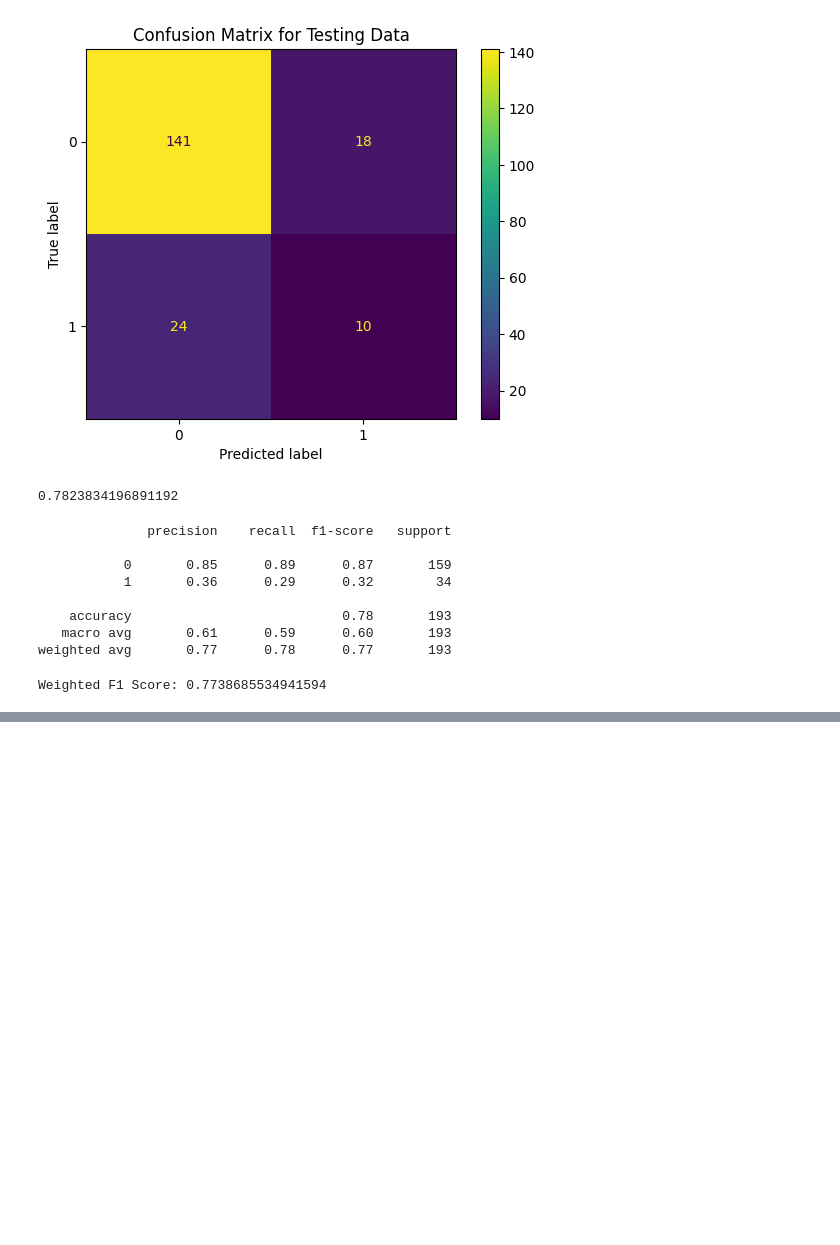
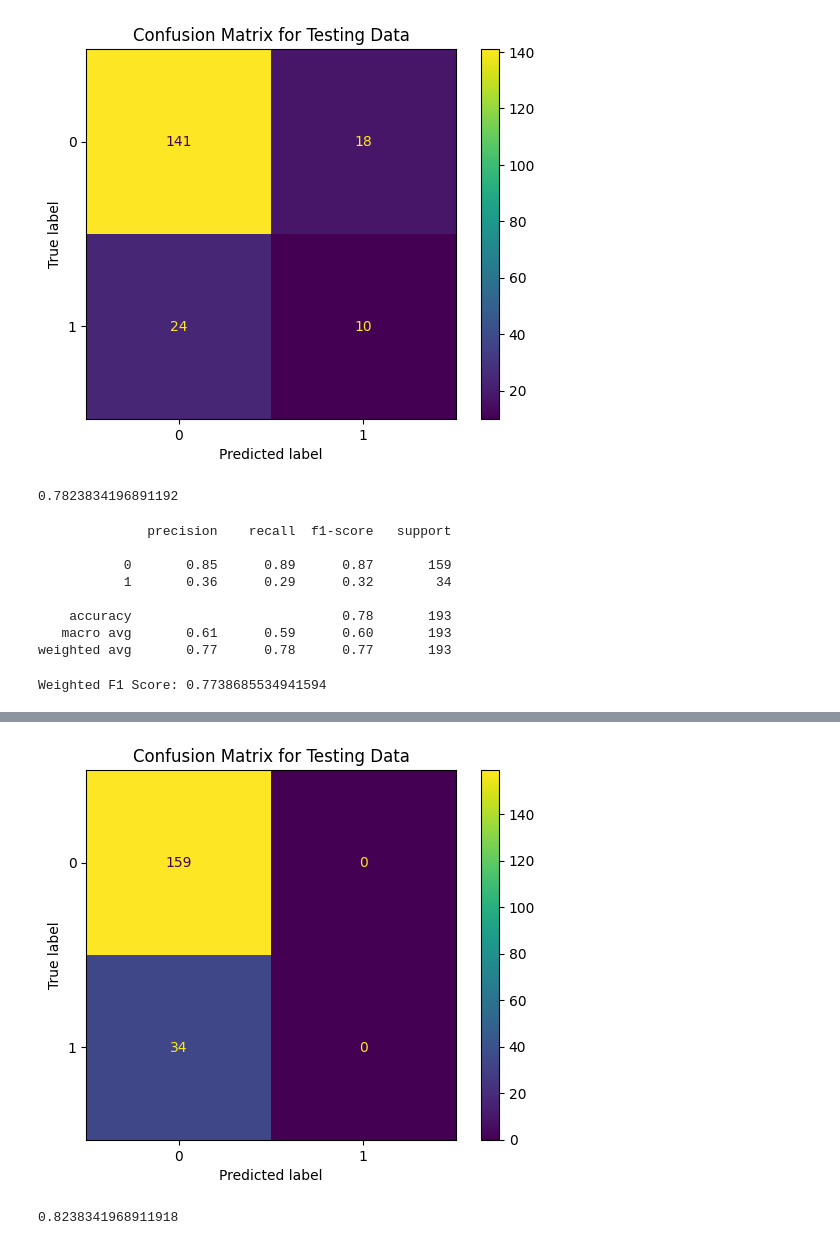
Before and after one commit to opheliasin/covid-detection, a Jupyter notebook: Workbook.ipynb, the cells around one changed output, grey strips where cells are left out. Drawn from its saved outputs; the diff is of its cells as text; code cells hidden in the pictures; blank space fills up the shorter version.

```diff
--- a/Workbook.ipynb
+++ b/Workbook.ipynb
@@ -1226,0 +1520,2 @@ Weighted F1 Score: 0.7738685534941594
+# %%
+y_pred_test = model.predict([spectrograms_test_breathing, spectrograms_test_coughing, spectrograms_test_speech, other_features_test])
@@ -1226,0 +1524,17 @@ Weighted F1 Score: 0.7738685534941594
+# %%
+y_pred_test_binary = (y_pred_test > 0.6).astype(int)
+# %%
+cm = confusion_matrix(y_test, y_pred_test_binary)
+# %%
+disp = ConfusionMatrixDisplay(cm)
+
+disp.plot()
+plt.title("Confusion Matrix for Testing Data")
+plt.show()
+# %% [output]
+[figure, added]
+# %%
+accuracy_test = accuracy_score(y_test, y_pred_test_binary)
+accuracy_test
+# %% [output]
+0.8238341968911918
```
Also changed, not shown: parts of 35 cells of this notebook.
